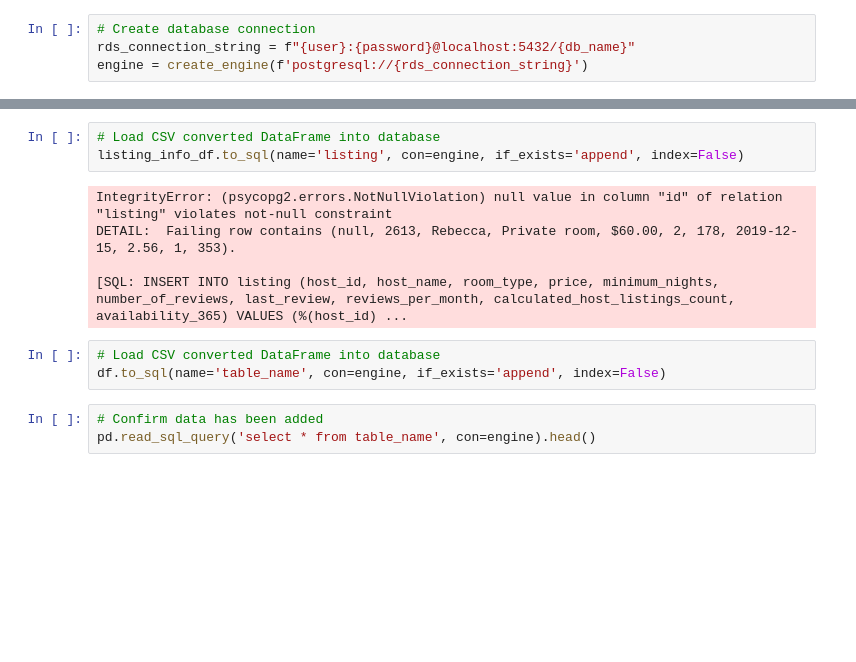
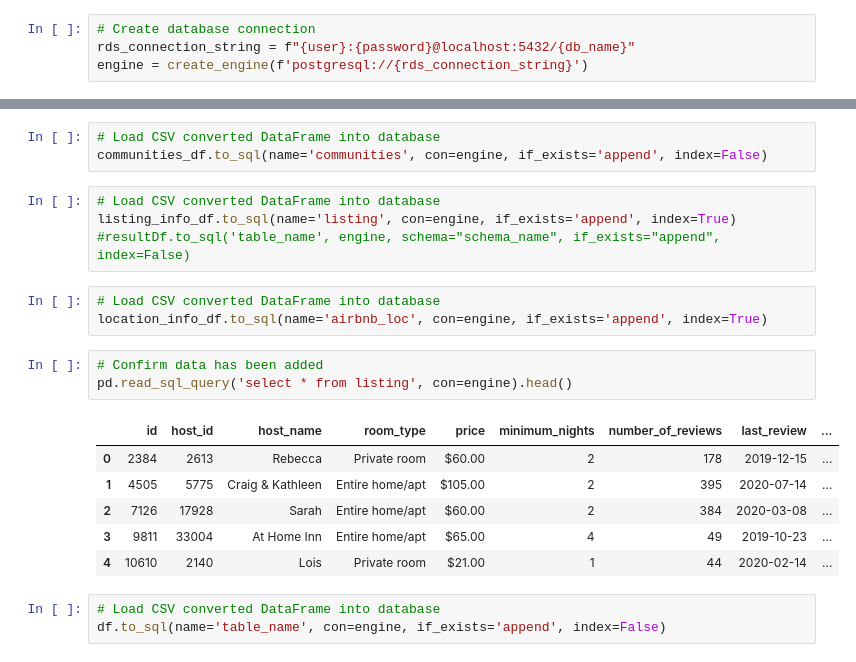
Before and after one commit to halabi93/Airbnb-Data-Analysis, a Jupyter notebook: ETL_Starter.ipynb, the cells around one changed output, grey strips where cells are left out. Saved outputs shown, nothing was run; the diff lists cells and outputs as text; blank space fills up the shorter version.

```diff
--- a/ETL_Starter.ipynb
+++ b/ETL_Starter.ipynb
@@ -143,14 +166,23 @@ print(inspector.get_table_names())
 # %%
 # Load CSV converted DataFrame into database
-listing_info_df.to_sql(name='listing', con=engine, if_exists='append', index=False)
+communities_df.to_sql(name='communities', con=engine, if_exists='append', index=False)
-# %% [output]
-IntegrityError: (psycopg2.errors.NotNullViolation) null value in column "id" of relation "listing" violates not-null constraint
-DETAIL:  Failing row contains (null, 2613, Rebecca, Private room, $60.00, 2, 178, 2019-12-15, 2.56, 1, 353).
-
-[SQL: INSERT INTO listing (host_id, host_name, room_type, price, minimum_nights, number_of_reviews, last_review, reviews_per_month, calculated_host_listings_count, availability_365) VALUES (%(host_id) ...
-# %%
-# Load CSV converted DataFrame into database
-df.to_sql(name='table_name', con=engine, if_exists='append', index=False)
+# %%
+# Load CSV converted DataFrame into database
+listing_info_df.to_sql(name='listing', con=engine, if_exists='append', index=True)
+#resultDf.to_sql('table_name', engine, schema="schema_name", if_exists="append", index=False)
+# %%
+# Load CSV converted DataFrame into database
+location_info_df.to_sql(name='airbnb_loc', con=engine, if_exists='append', index=True)
 # %%
 # Confirm data has been added
-pd.read_sql_query('select * from table_name', con=engine).head()
+pd.read_sql_query('select * from listing', con=engine).head()
+# %% [output]
+|  | id | host_id | host_name | room_type | price | minimum_nights | number_of_reviews | last_review | ... |
+| 0 | 2384 | 2613 | Rebecca | Private room | $60.00 | 2 | 178 | 2019-12-15 | ... |
+| 1 | 4505 | 5775 | Craig & Kathleen | Entire home/apt | $105.00 | 2 | 395 | 2020-07-14 | ... |
+| 2 | 7126 | 17928 | Sarah | Entire home/apt | $60.00 | 2 | 384 | 2020-03-08 | ... |
+| 3 | 9811 | 33004 | At Home Inn | Entire home/apt | $65.00 | 4 | 49 | 2019-10-23 | ... |
+| 4 | 10610 | 2140 | Lois | Private room | $21.00 | 1 | 44 | 2020-02-14 | ... |
+# %%
+# Load CSV converted DataFrame into database
+df.to_sql(name='table_name', con=engine, if_exists='append', index=False)
```
Also changed, not shown: parts of 16 cells of this notebook, 1 other file.
